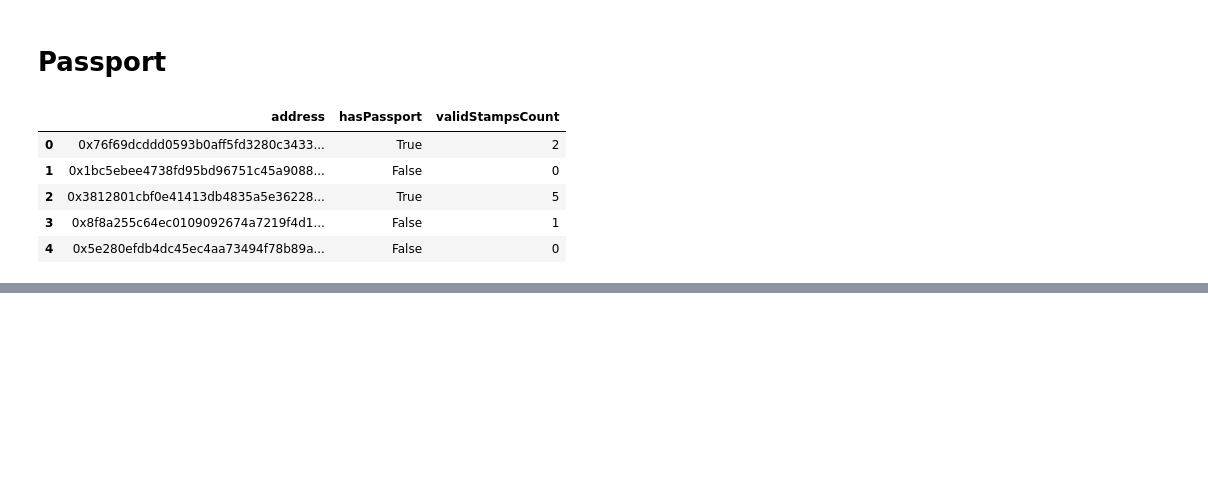
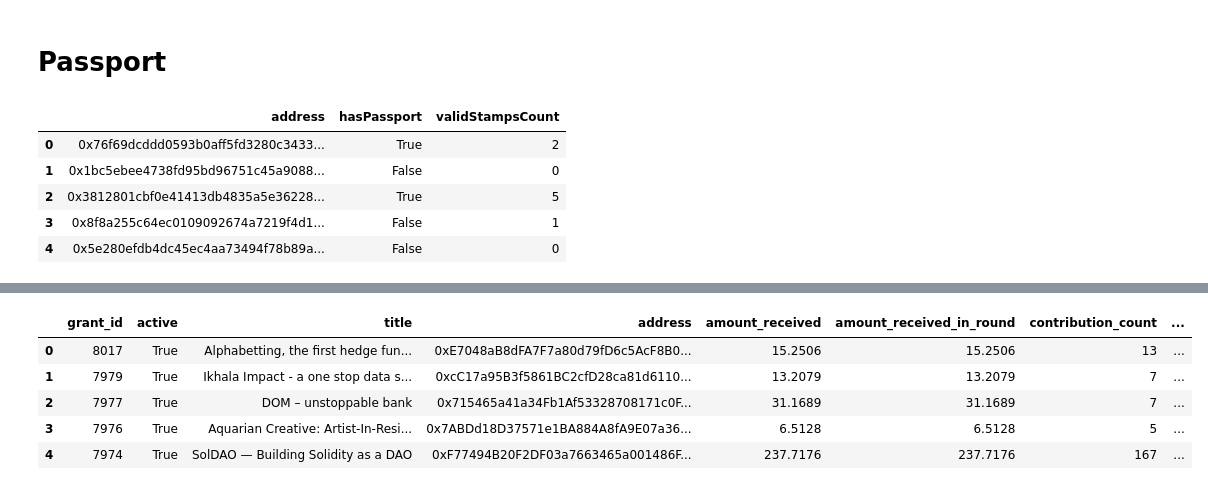
Before and after one commit to junta/gitcoin-data-hackathon, a Jupyter notebook: main.ipynb, the cells around one changed output, grey strips where cells are left out. Saved outputs shown, nothing was run; the diff lists cells and outputs as text; code cells hidden in the pictures; blank space fills up the shorter version.

```diff
--- a/main.ipynb
+++ b/main.ipynb
@@ -87,0 +90,3 @@ grants.to_csv('grants.csv', index=False)
+# %%
+grants = pd.read_csv('./public_data/grants.csv')
+grants.sum()
@@ -90,4 +108,7 @@ grants.to_csv('grants.csv', index=False)
 #grants.sum()['amount_received_in_round']
 
 grants['amount_per_contributor'] = grants['amount_received'] / grants['contributor_count']
-grants[grants['contribution_count'] > 10].sort_values('amount_per_contributor').head(10)
+grants['amount_per_contribution'] = grants['amount_received'] / grants['contribution_count']
+# grants.describe()
+grants[grants['grant_id'] == 6667]
+# grants[grants['contribution_count'] > 10].sort_values('amount_per_contribution').head(30)
@@ -196,0 +254,8 @@ passport.head()
+# %%
+contributions = pd.read_csv('./analytics_data/cleaned_contributions.csv')
+
+contributions = contributions[contributions['network'] != 'rinkeby']
+# contributions.info()
+contributions_passport = pd.merge(contributions, passport_address, on='address')
+# contributions_passport.head()
+contributions_passport[contributions_passport['grant_id'] == 13].count()
@@ -196,0 +278,25 @@ passport.head()
+# %%
+holders_contributions = contributions_passport[contributions_passport['valid_stamps_count'] != 0.0]
+# 195402
+
+non_holders_contributions = contributions_passport[contributions_passport['valid_stamps_count'] == 0.0]
+# 236940
+
+# holders_contributions.describe()
+
+# non_holders_contributions.describe()
+
+non_holders_contributions[non_holders_contributions['amount_in_usdt'] == 60000]
+
+# non_holders_contributions = non_holders_contributions.drop(index=5281)
+
+# non_holders_contributions.describe()
+
+grants.head()
+# %% [output]
+|  | grant_id | active | title | address | amount_received | amount_received_in_round | contribution_count | ... |
+| 0 | 8017 | True | Alphabetting, the first hedge fun... | 0xE7048aB8dFA7F7a80d79fD6c5AcF8B0... | 15.2506 | 15.2506 | 13 | ... |
+| 1 | 7979 | True | Ikhala Impact - a one stop data s... | 0xcC17a95B3f5861BC2cfD28ca81d6110... | 13.2079 | 13.2079 | 7 | ... |
+| 2 | 7977 | True | DOM – unstoppable bank | 0x715465a41a34Fb1Af53328708171c0F... | 31.1689 | 31.1689 | 7 | ... |
+| 3 | 7976 | True | Aquarian Creative: Artist-In-Resi... | 0x7ABDd18D37571e1BA884A8fA9E07a36... | 6.5128 | 6.5128 | 5 | ... |
+| 4 | 7974 | True | SolDAO — Building Solidity as a DAO | 0xF77494B20F2DF03a7663465a001486F... | 237.7176 | 237.7176 | 167 | ... |
```
Also changed, not shown: parts of 21 cells of this notebook, 7 other files.
